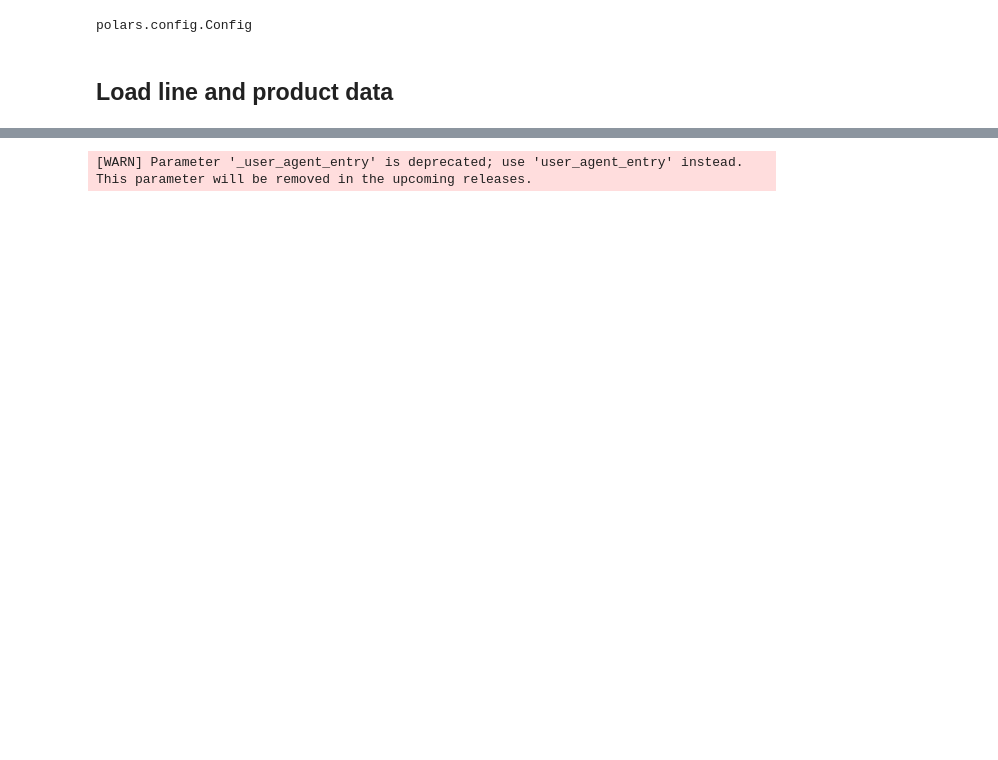
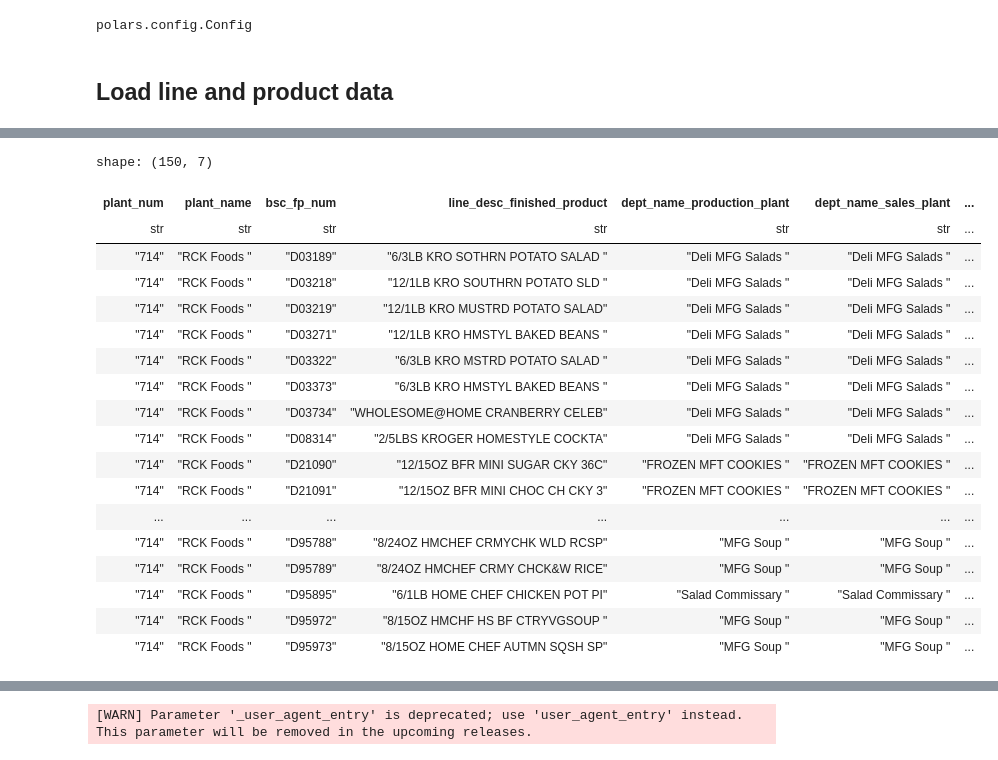
Before and after one commit to 8451LLC/labs-mfg-capabilities, a Jupyter notebook: nbs/prepare_data/join_with_formulations.ipynb, the cells around one changed output, grey strips where cells are left out. Saved outputs shown, nothing was run; the diff lists cells and outputs as text; code cells hidden in the pictures; blank space fills up the shorter version.

```diff
--- a/nbs/prepare_data/join_with_formulations.ipynb
+++ b/nbs/prepare_data/join_with_formulations.ipynb
@@ -83,0 +80,37 @@ shape: (914, 4)
+# %%
+query = """
+SELECT
+    plant_num,
+    plant_name,
+    bsc_fp_num,
+    line_desc_finished_product,
+    dept_name_production_plant,
+    dept_name_sales_plant,
+    line_market_desc
+FROM
+    financials_item_info_silver
+WHERE
+    plant_num = '714'
+"""
+rck_bsc_items = pl.read_database(query, engine)
+display(rck_bsc_items)
+# %% [output]
+shape: (150, 7)
+| plant_num | plant_name | bsc_fp_num | line_desc_finished_product | dept_name_production_plant | dept_name_sales_plant | ... |
+| str | str | str | str | str | str | ... |
+| "714" | "RCK Foods " | "D03189" | "6/3LB KRO SOTHRN POTATO SALAD " | "Deli MFG Salads " | "Deli MFG Salads " | ... |
+| "714" | "RCK Foods " | "D03218" | "12/1LB KRO SOUTHRN POTATO SLD " | "Deli MFG Salads " | "Deli MFG Salads " | ... |
+| "714" | "RCK Foods " | "D03219" | "12/1LB KRO MUSTRD POTATO SALAD" | "Deli MFG Salads " | "Deli MFG Salads " | ... |
+| "714" | "RCK Foods " | "D03271" | "12/1LB KRO HMSTYL BAKED BEANS " | "Deli MFG Salads " | "Deli MFG Salads " | ... |
+| "714" | "RCK Foods " | "D03322" | "6/3LB KRO MSTRD POTATO SALAD " | "Deli MFG Salads " | "Deli MFG Salads " | ... |
+| "714" | "RCK Foods " | "D03373" | "6/3LB KRO HMSTYL BAKED BEANS " | "Deli MFG Salads " | "Deli MFG Salads " | ... |
+| "714" | "RCK Foods " | "D03734" | "WHOLESOME@HOME CRANBERRY CELEB" | "Deli MFG Salads " | "Deli MFG Salads " | ... |
+| "714" | "RCK Foods " | "D08314" | "2/5LBS KROGER HOMESTYLE COCKTA" | "Deli MFG Salads " | "Deli MFG Salads " | ... |
+| "714" | "RCK Foods " | "D21090" | "12/15OZ BFR MINI SUGAR CKY 36C" | "FROZEN MFT COOKIES " | "FROZEN MFT COOKIES " | ... |
+| "714" | "RCK Foods " | "D21091" | "12/15OZ BFR MINI CHOC CH CKY 3" | "FROZEN MFT COOKIES " | "FROZEN MFT COOKIES " | ... |
+| ... | ... | ... | ... | ... | ... | ... |
+| "714" | "RCK Foods " | "D95788" | "8/24OZ HMCHEF CRMYCHK WLD RCSP" | "MFG Soup " | "MFG Soup " | ... |
+| "714" | "RCK Foods " | "D95789" | "8/24OZ HMCHEF CRMY CHCK&W RICE" | "MFG Soup " | "MFG Soup " | ... |
+| "714" | "RCK Foods " | "D95895" | "6/1LB HOME CHEF CHICKEN POT PI" | "Salad Commissary " | "Salad Commissary " | ... |
+| "714" | "RCK Foods " | "D95972" | "8/15OZ HMCHF HS BF CTRYVGSOUP " | "MFG Soup " | "MFG Soup " | ... |
+| "714" | "RCK Foods " | "D95973" | "8/15OZ HOME CHEF AUTMN SQSH SP" | "MFG Soup " | "MFG Soup " | ... |
```
Also changed, not shown: parts of 11 cells of this notebook, 2 other files.
